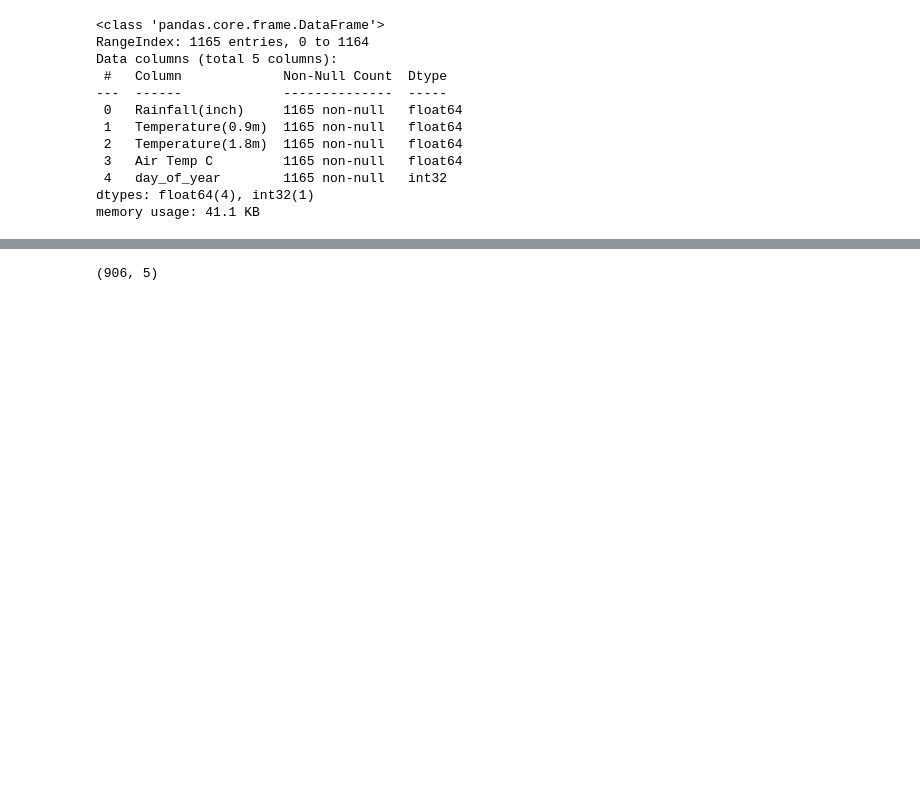
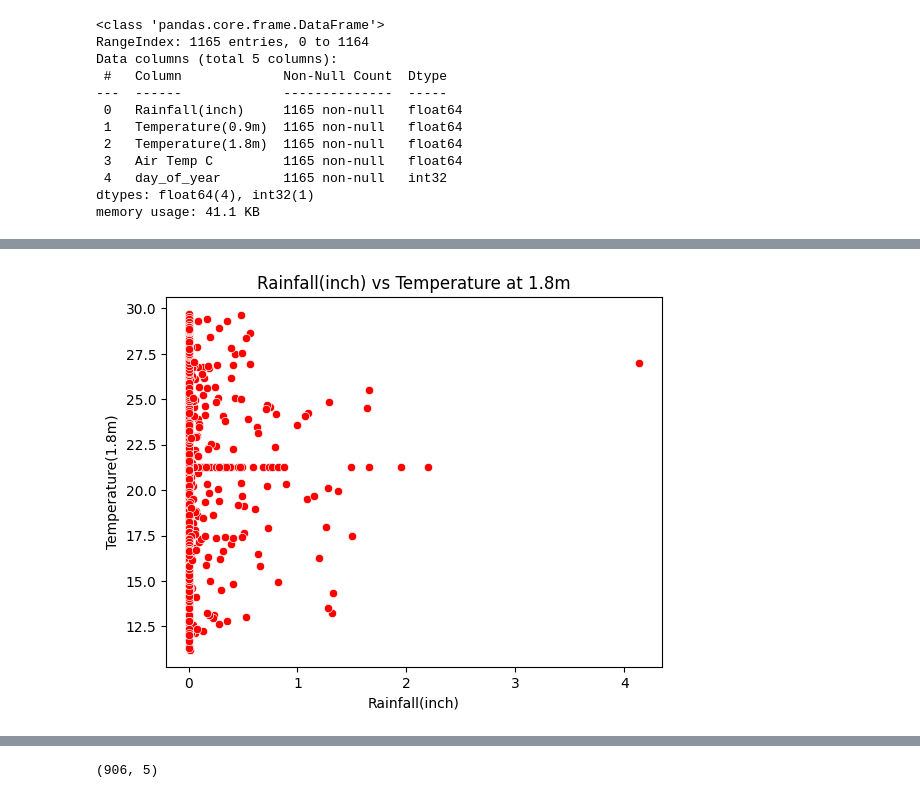
Before and after one commit to sandeepbandi924/PROJECTS, a Jupyter notebook: Temperature Prediction in Pavement Base and Subgrade Layers/temp3.ipynb, the cells around one changed output, grey strips where cells are left out. Saved outputs shown, nothing was run; the diff lists cells and outputs as text; code cells hidden in the pictures; blank space fills up the shorter version.

```diff
--- a/Temperature Prediction in Pavement Base and Subgrade Layers/temp3.ipynb
+++ b/Temperature Prediction in Pavement Base and Subgrade Layers/temp3.ipynb
@@ -81,0 +104,7 @@ memory usage: 41.1 KB
+# %%
+# Visualize the relationship between Air Temp and Temperatures at different depths
+sns.scatterplot(x=data['Rainfall(inch)'], y=data['Temperature(1.8m)'],color='r')
+plt.title('Rainfall(inch) vs Temperature at 1.8m')
+plt.show()
+# %% [output]
+[figure, added]
```
Also changed, not shown: parts of 25 cells of this notebook.
